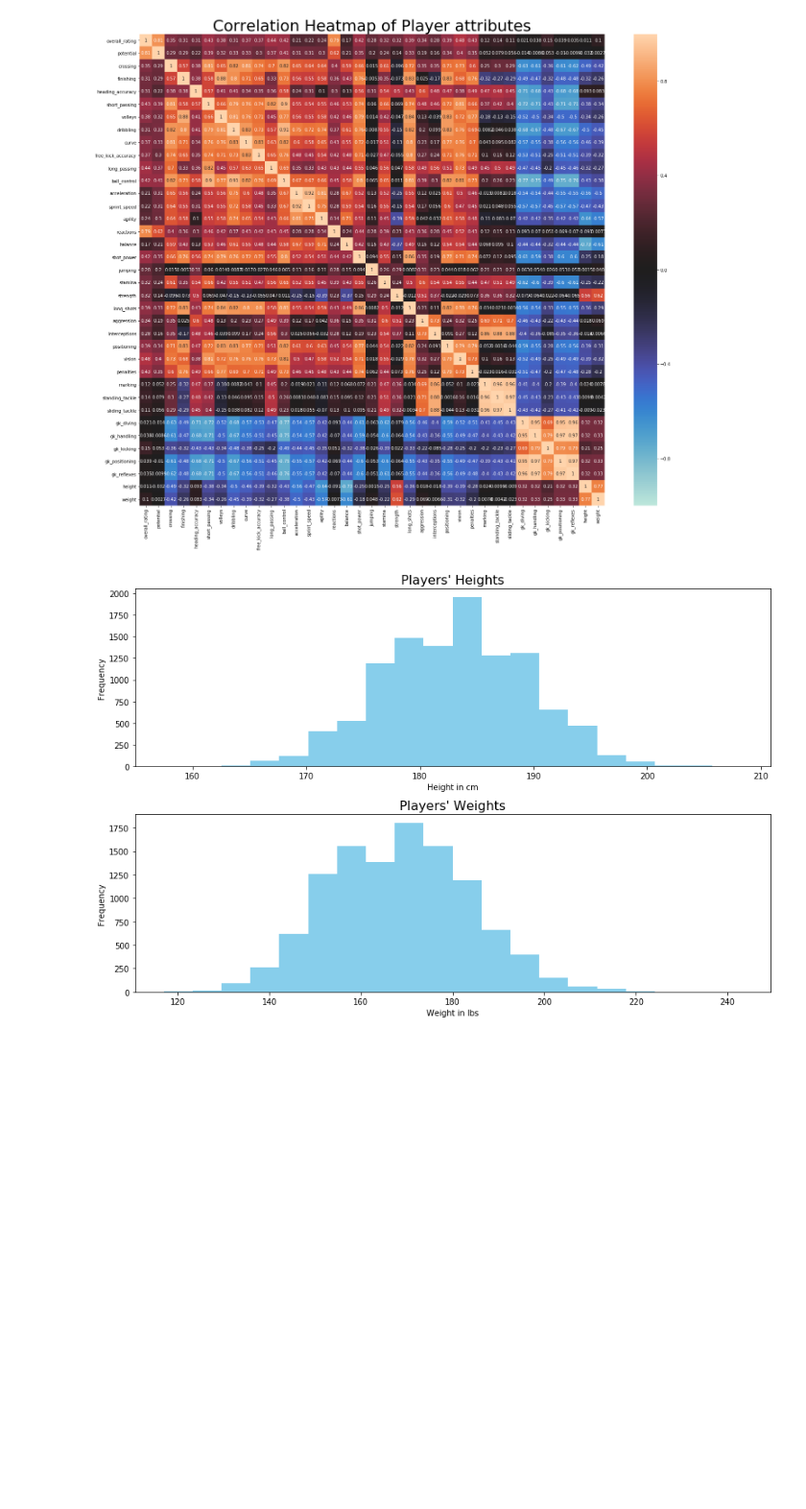
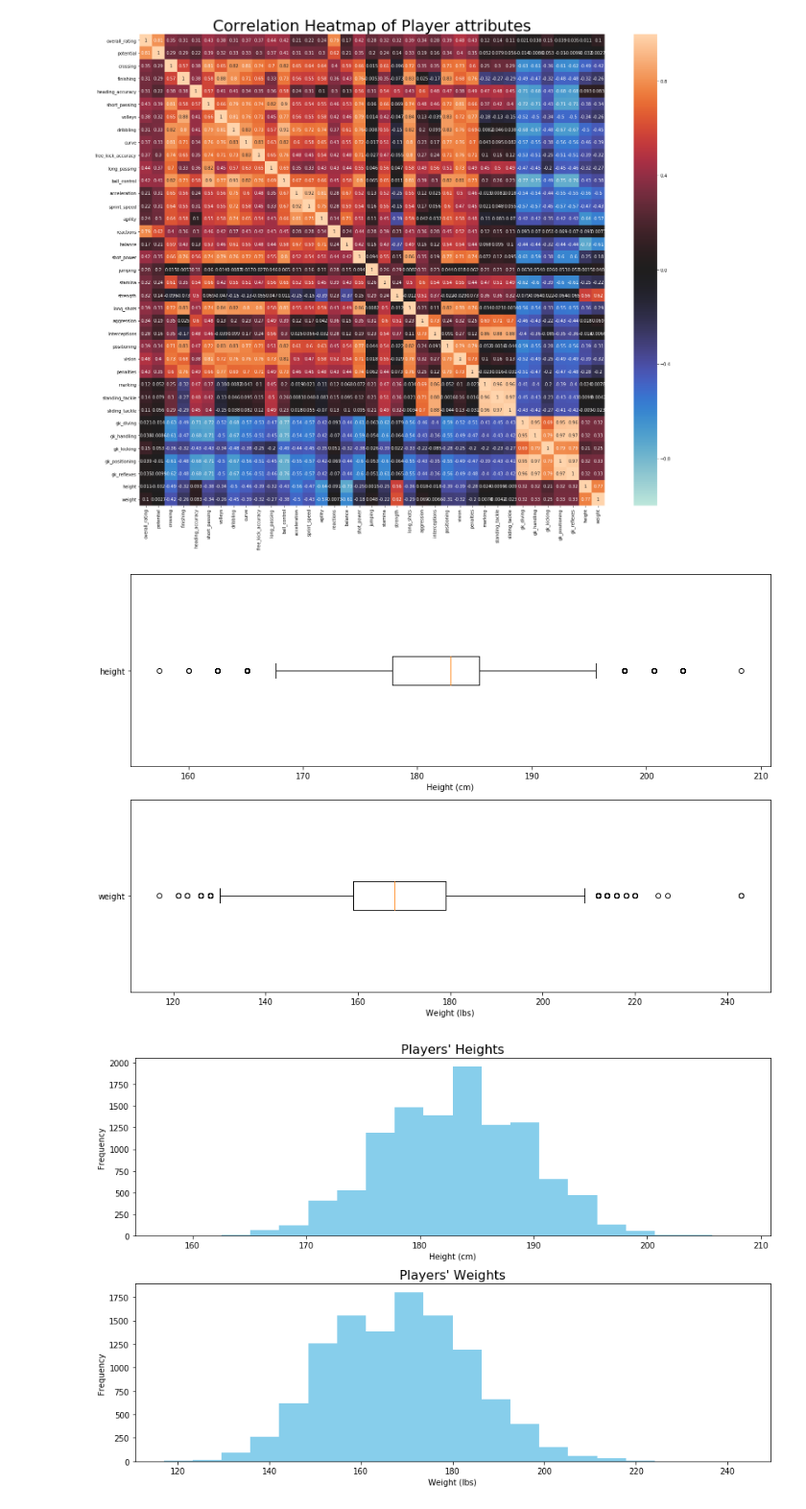
Before and after one commit to hbbhsy/European-Soccer-EDA, a Jupyter notebook: European Soccer EDA-Copy1.ipynb, the cells around one changed output. Shown at 96% size. Saved outputs shown, nothing was run; the diff lists cells and outputs as text; code cells hidden in the pictures; blank space fills up the shorter version.

```diff
--- a/European Soccer EDA-Copy1.ipynb
+++ b/European Soccer EDA-Copy1.ipynb
@@ -119,6 +125,26 @@ plt.show()
 # ax.set_title('Correlation Heatmap of Player attributes',size=16)
 # %% [output]
 [figure]
+# %%
+# plt.boxplot([player['height'],player['weight']])
+fig,axs=plt.subplots(2,1,figsize=(12,8))
+
+axs[0].boxplot(player['height'],vert=False,labels=['height'])
+axs[1].boxplot(player['weight'],vert=False,labels=['weight'])
+
+# axs[0].hist(player['height'],bins=20,color='skyblue')
+# axs[1].hist(player['weight'],bins=20,color='skyblue')
+# axs[0].set_title("Players' Heights",size=16)
+axs[0].set_xlabel('Height (cm)')
+# axs[0].set_ylabel('Frequency')
+# axs[1].set_title("Players' Weights",size=16)
+axs[1].set_xlabel('Weight (lbs)')
+# axs[1].set_ylabel('Frequency')
+
+plt.tight_layout()
+plt.savefig('images/wandh_box.png')
+# %% [output]
+[figure, added]
 # %%
 fig,axs=plt.subplots(2,1,figsize=(12,8))
 
```
Also changed, not shown: parts of 15 cells of this notebook, 9 other files.
